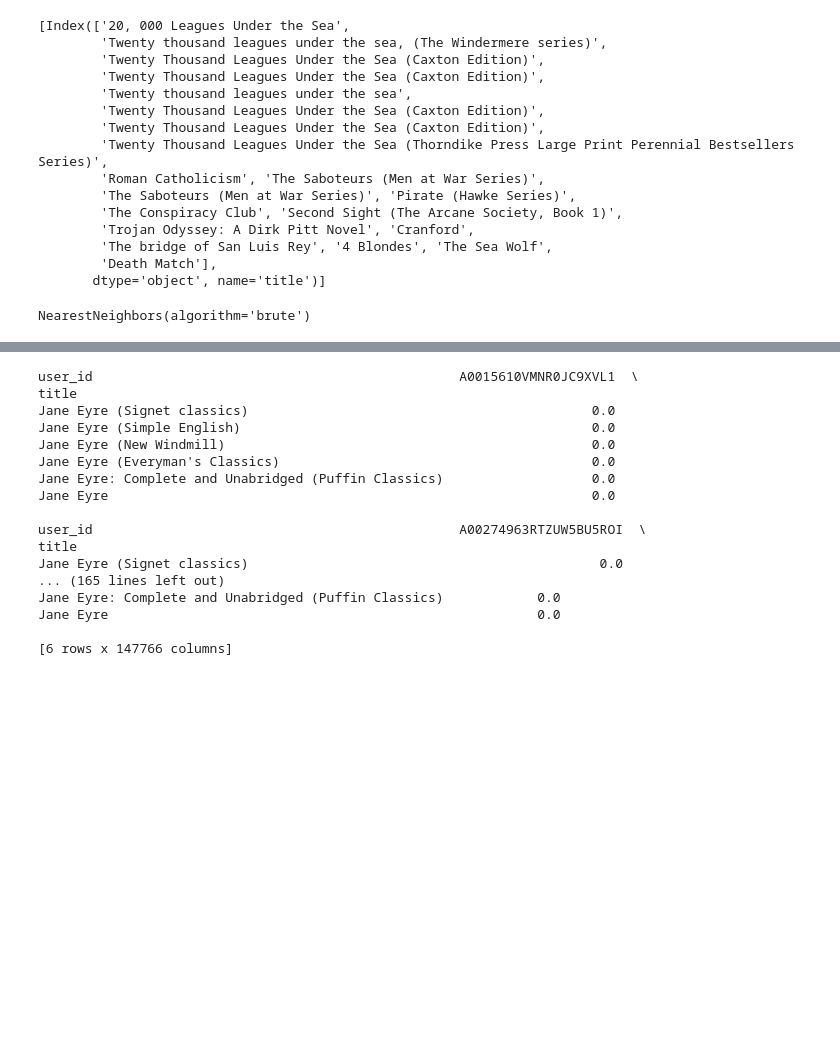
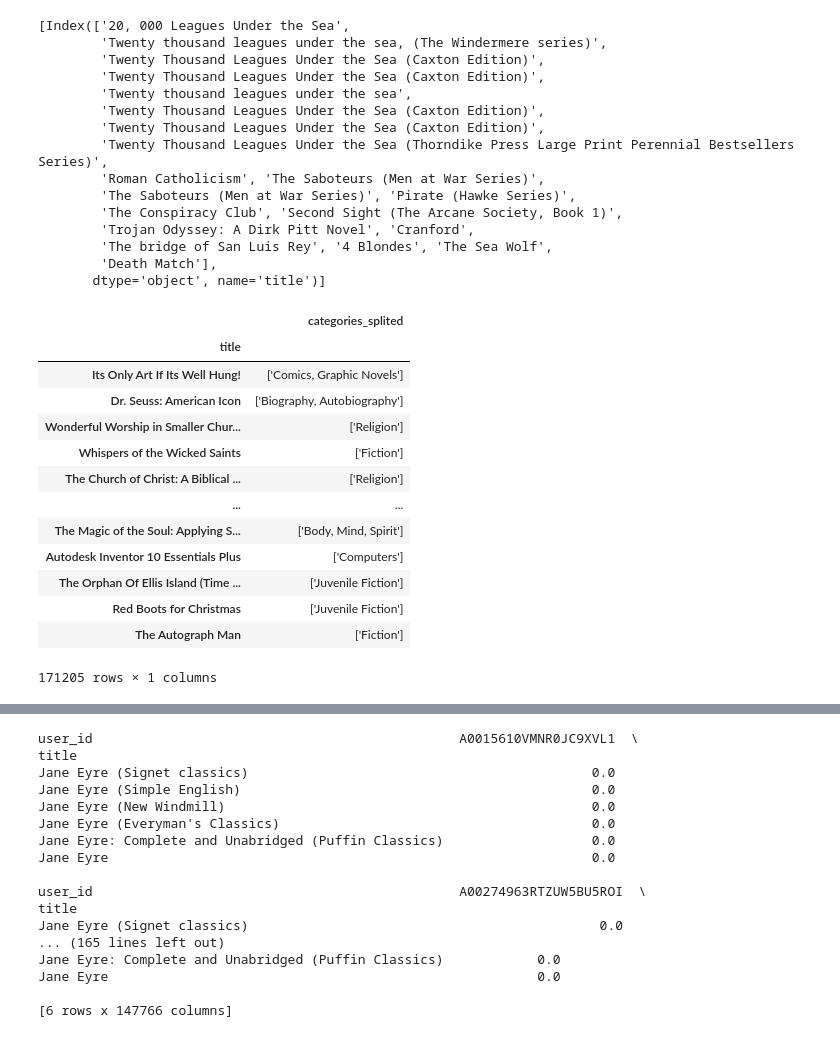
Before and after one commit to RodrigoRalhaMoreira/WinterHackhatonFCT, a Jupyter notebook: WinterHackathonAmazonDataSet.ipynb, the cells around one changed output, grey strips where cells are left out. Cells and saved outputs as stored; diff of their text form; code cells hidden in the pictures; blank space fills up the shorter version.

```diff
--- a/WinterHackathonAmazonDataSet.ipynb
+++ b/WinterHackathonAmazonDataSet.ipynb
@@ -349,11 +349,31 @@ recommendation_model_rat_auth('20, 000 Leagues Under the Sea' , 20)
         'Death Match'],
        dtype='object', name='title')]
 # %%
-book_sparse = csr_matrix(final_matrix)
+#title category table set
+
+title_category = books_data.drop(columns=['description', 'image', 'preview_link', 'publisher',
+       'published_date', 'info_link', 'authors', 'ratings_count'])
+title_category = title_category.set_index('title')
+title_category = title_category.dropna()
 # %%
-model = NearestNeighbors(algorithm= 'brute')
+#table category to dummies
 
-model.fit(book_sparse)
+title_category['categories_splited'] = title_category.categories.str[1:-1].str.split(' & ')
+title_category = title_category.drop(columns=['categories'])
+title_category
 # %% [output]
+|  | categories_splited |
+| title |  |
+| Its Only Art If Its Well Hung! | ['Comics, Graphic Novels'] |
+| Dr. Seuss: American Icon | ['Biography, Autobiography'] |
+| Wonderful Worship in Smaller Chur... | ['Religion'] |
+| Whispers of the Wicked Saints | ['Fiction'] |
+| The Church of Christ: A Biblical ... | ['Religion'] |
+| ... | ... |
+| The Magic of the Soul: Applying S... | ['Body, Mind, Spirit'] |
+| Autodesk Inventor 10 Essentials Plus | ['Computers'] |
+| The Orphan Of Ellis Island (Time ... | ['Juvenile Fiction'] |
+| Red Boots for Christmas | ['Juvenile Fiction'] |
+| The Autograph Man | ['Fiction'] |
-NearestNeighbors(algorithm='brute')
+171205 rows × 1 columns
 # %%
```
Also changed, not shown: parts of 8 cells of this notebook.
